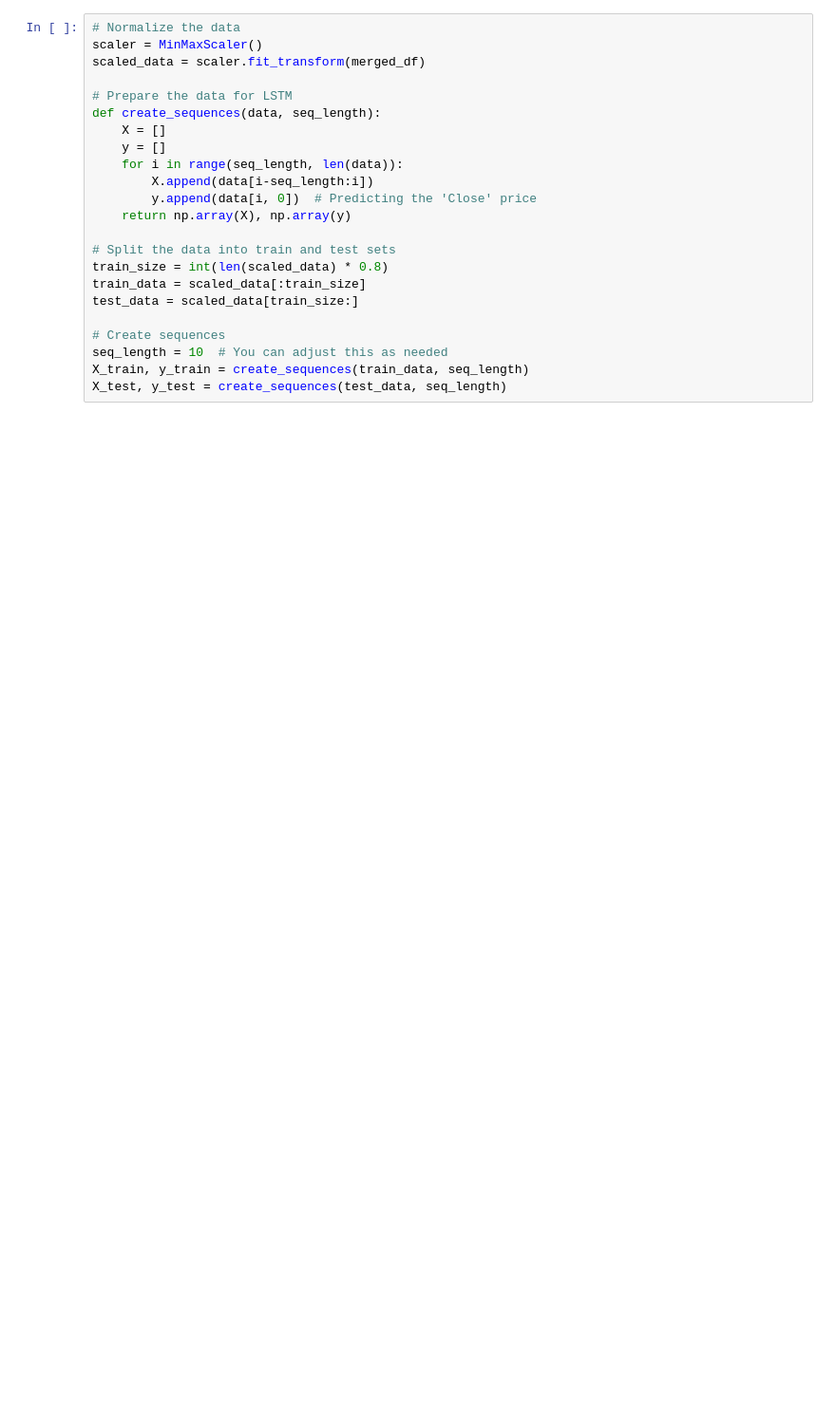
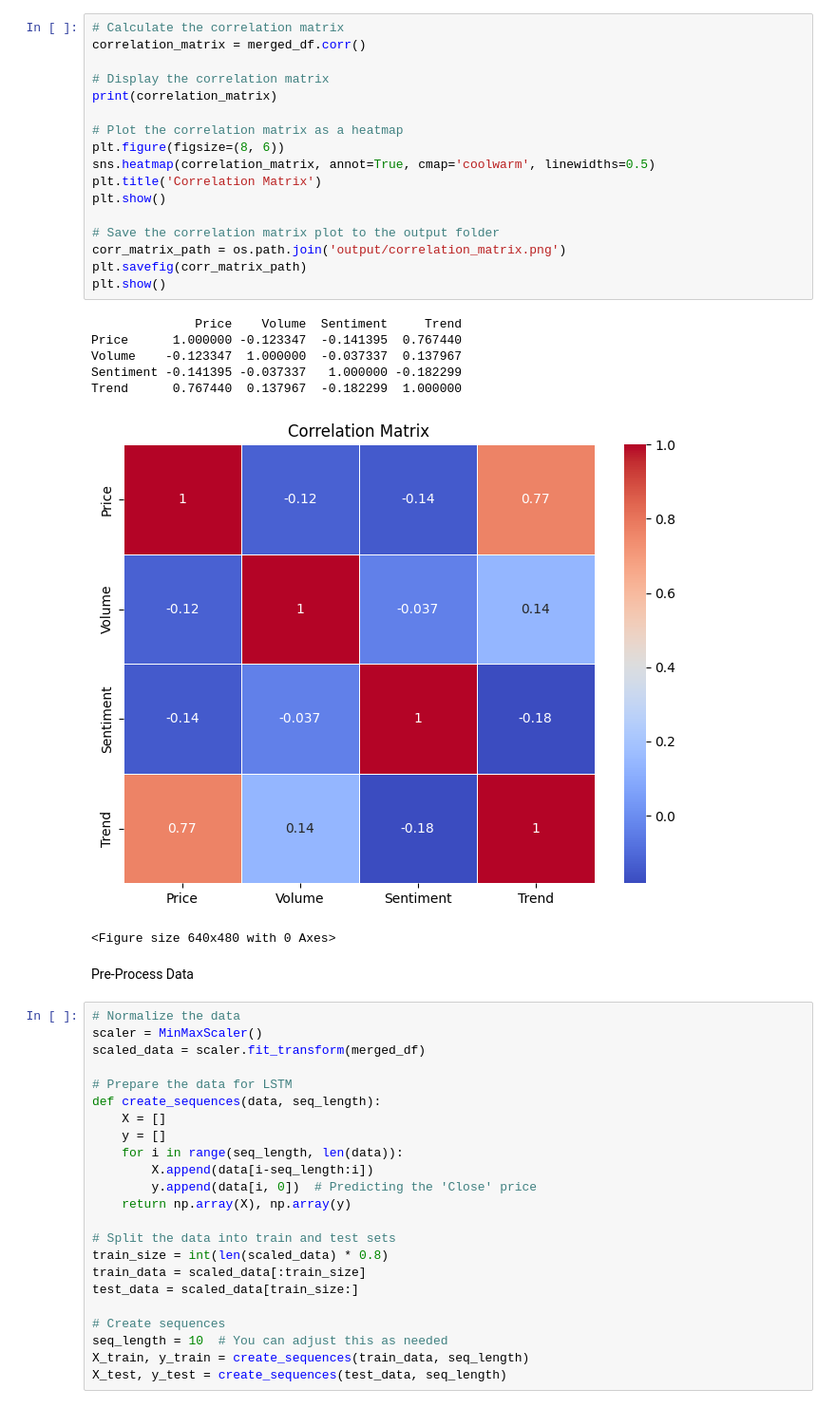
Before and after one commit to RazvanAndreiMoga/YTIC25-Stock-Price-Prediction, a Jupyter notebook: stock_sentiment_analysis_nltk.ipynb, the cells around one changed output. Shown at 95% size. Cells and saved outputs as stored; diff of their text form; blank space fills up the shorter version.

```diff
--- a/stock_sentiment_analysis_nltk.ipynb
+++ b/stock_sentiment_analysis_nltk.ipynb
@@ -159,3 +157,30 @@ display(merged_df)
+# %%
+# Calculate the correlation matrix
+correlation_matrix = merged_df.corr()
+
+# Display the correlation matrix
+print(correlation_matrix)
+
+# Plot the correlation matrix as a heatmap
+plt.figure(figsize=(8, 6))
+sns.heatmap(correlation_matrix, annot=True, cmap='coolwarm', linewidths=0.5)
+plt.title('Correlation Matrix')
+plt.show()
+
+# Save the correlation matrix plot to the output folder
+corr_matrix_path = os.path.join('output/correlation_matrix.png')
+plt.savefig(corr_matrix_path)
+plt.show()
+# %% [output]
+              Price    Volume  Sentiment     Trend
+Price      1.000000 -0.123347  -0.141395  0.767440
+Volume    -0.123347  1.000000  -0.037337  0.137967
+Sentiment -0.141395 -0.037337   1.000000 -0.182299
+Trend      0.767440  0.137967  -0.182299  1.000000
+[figure, added]
+<Figure size 640x480 with 0 Axes>
+# %% [markdown]
+Pre-Process Data
 # %%
 # Normalize the data
 scaler = MinMaxScaler()
```
Also changed, not shown: parts of 24 cells of this notebook, 10 other files.
